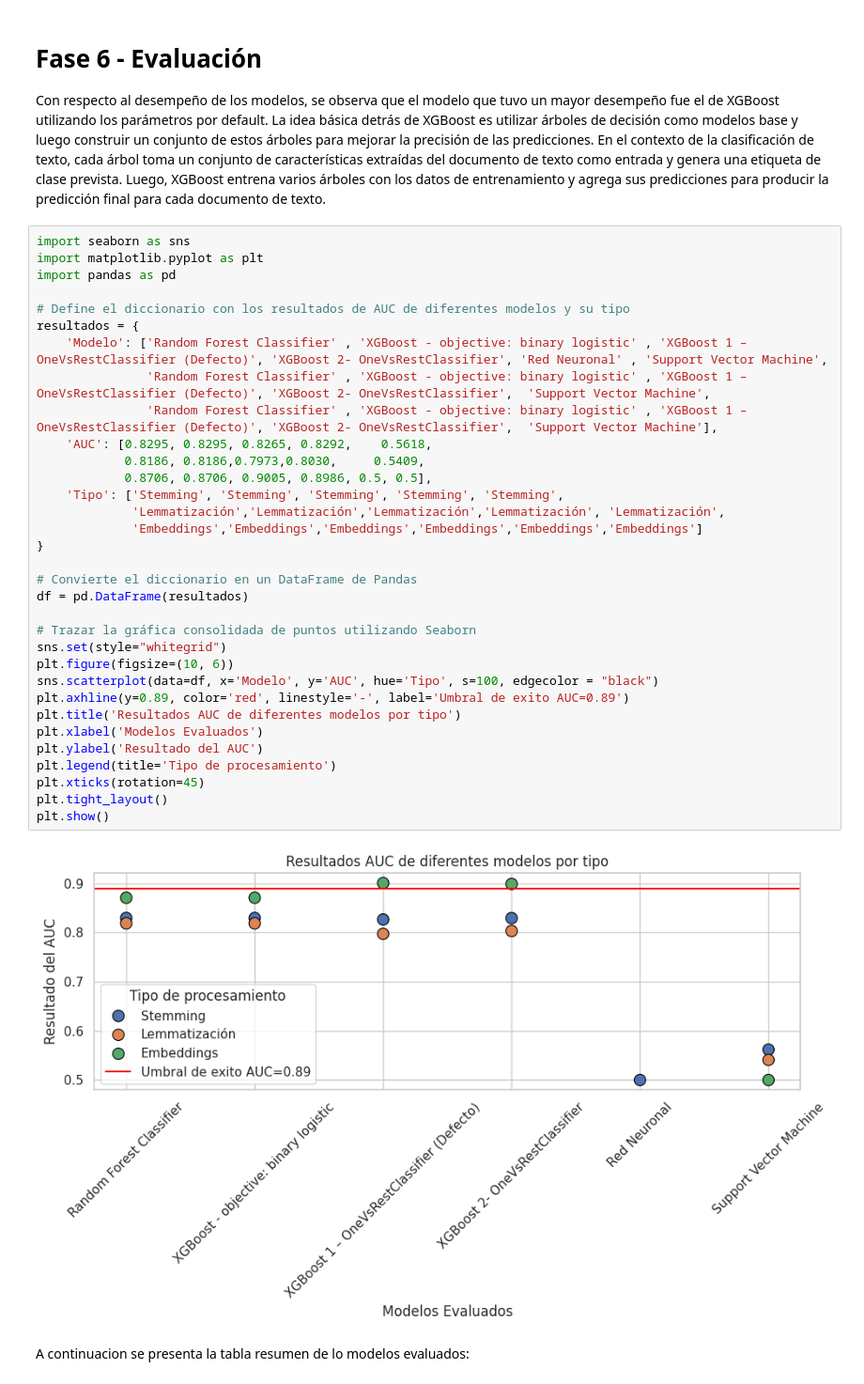
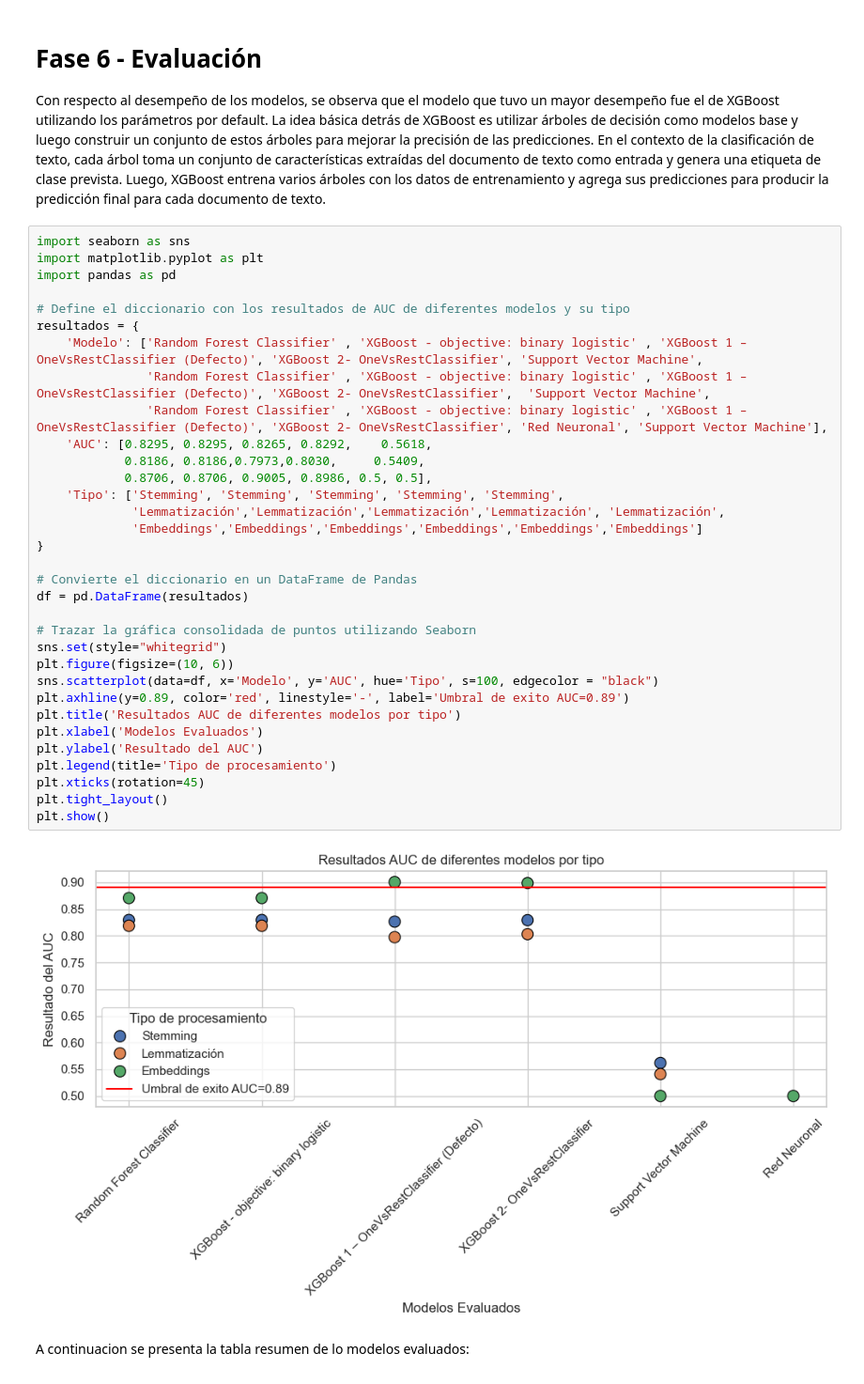
Before and after one commit to AnguieGarciaB/topicosanalitica, a Jupyter notebook: notebook/P1_MovieGenrePrediction.ipynb, the cells around one changed output. Shown at 94% size. Saved outputs shown, nothing was run; the diff lists cells and outputs as text.

```diff
--- a/notebook/P1_MovieGenrePrediction.ipynb
+++ b/notebook/P1_MovieGenrePrediction.ipynb
@@ -811,36 +811,36 @@ import seaborn as sns
 import matplotlib.pyplot as plt
 import pandas as pd
 
 # Define el diccionario con los resultados de AUC de diferentes modelos y su tipo
 resultados = {
-    'Modelo': ['Random Forest Classifier' , 'XGBoost - objective: binary logistic' , 'XGBoost 1 – OneVsRestClassifier (Defecto)', 'XGBoost 2- OneVsRestClassifier', 'Red Neuronal' , 'Support Vector Machine',
+    'Modelo': ['Random Forest Classifier' , 'XGBoost - objective: binary logistic' , 'XGBoost 1 – OneVsRestClassifier (Defecto)', 'XGBoost 2- OneVsRestClassifier', 'Support Vector Machine',
                'Random Forest Classifier' , 'XGBoost - objective: binary logistic' , 'XGBoost 1 – OneVsRestClassifier (Defecto)', 'XGBoost 2- OneVsRestClassifier',  'Support Vector Machine',
-               'Random Forest Classifier' , 'XGBoost - objective: binary logistic' , 'XGBoost 1 – OneVsRestClassifier (Defecto)', 'XGBoost 2- OneVsRestClassifier',  'Support Vector Machine'],
+               'Random Forest Classifier' , 'XGBoost - objective: binary logistic' , 'XGBoost 1 – OneVsRestClassifier (Defecto)', 'XGBoost 2- OneVsRestClassifier', 'Red Neuronal', 'Support Vector Machine'],
     'AUC': [0.8295, 0.8295, 0.8265, 0.8292,    0.5618,
             0.8186, 0.8186,0.7973,0.8030,     0.5409,
             0.8706, 0.8706, 0.9005, 0.8986, 0.5, 0.5],
     'Tipo': ['Stemming', 'Stemming', 'Stemming', 'Stemming', 'Stemming',
              'Lemmatización','Lemmatización','Lemmatización','Lemmatización', 'Lemmatización',
              'Embeddings','Embeddings','Embeddings','Embeddings','Embeddings','Embeddings']
 }
 
 # Convierte el diccionario en un DataFrame de Pandas
 df = pd.DataFrame(resultados)
 
 # Trazar la gráfica consolidada de puntos utilizando Seaborn
 sns.set(style="whitegrid")
 plt.figure(figsize=(10, 6))
 sns.scatterplot(data=df, x='Modelo', y='AUC', hue='Tipo', s=100, edgecolor = "black")
 plt.axhline(y=0.89, color='red', linestyle='-', label='Umbral de exito AUC=0.89')
 plt.title('Resultados AUC de diferentes modelos por tipo')
 plt.xlabel('Modelos Evaluados')
 plt.ylabel('Resultado del AUC')
 plt.legend(title='Tipo de procesamiento')
 plt.xticks(rotation=45)
 plt.tight_layout()
 plt.show()
 # %% [output]
-[figure, old version]
+[figure, new version]
 # %% [markdown]
 A continuacion se presenta la tabla resumen de lo modelos evaluados:
 # %%
```
Also changed, not shown: parts of 1 cell of this notebook, 1 other file.
